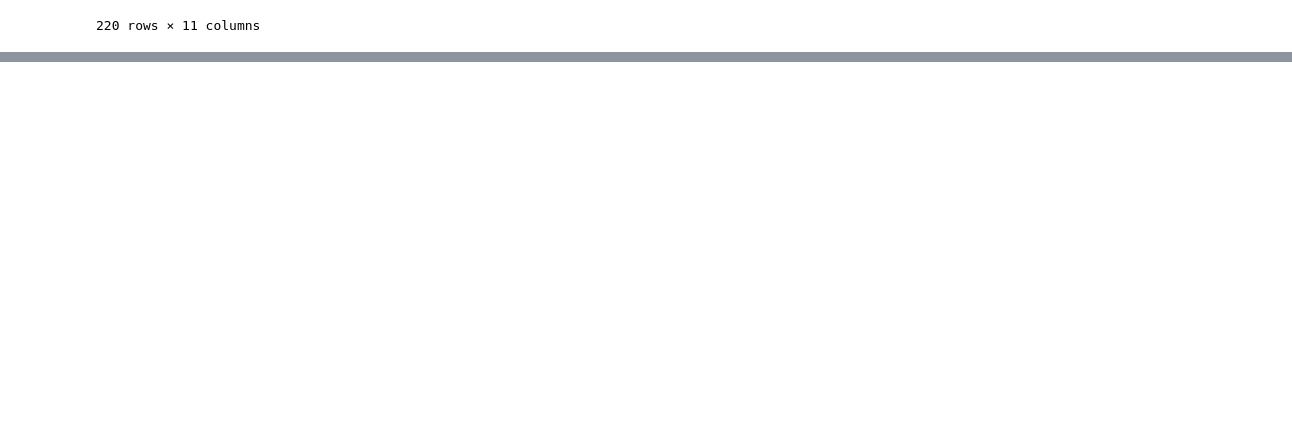
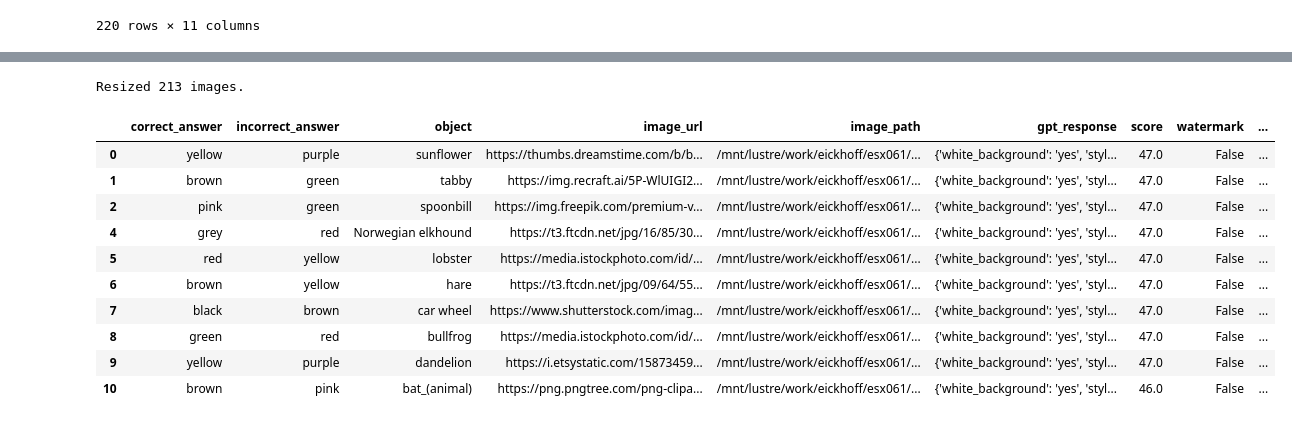
Before and after one commit to jonnemi/color-concept-entanglement, a Jupyter notebook: VLM_pipeline.ipynb, the cells around one changed output, grey strips where cells are left out. Drawn from its saved outputs; the diff is of its cells as text; code cells hidden in the pictures; blank space fills up the shorter version.

```diff
--- a/VLM_pipeline.ipynb
+++ b/VLM_pipeline.ipynb
@@ -459,8 +459,14 @@ display(df_GPT)
 220 rows × 11 columns
 # %%
 # Initialize GPTColorPriors
-priors_GPT = GPTColorPriors(model_name="gpt-4o", data_folder=DATA)
+model_name = "gpt-4o"
+priors_GPT = GPTColorPriors(model_name=model_name, data_folder=DATA)
 
 # Generate GPT color priors
-priors_df_GPT = priors_GPT.get_model_color_priors(df_GPT.head(10))
+#priors_df_GPT = priors_GPT.get_model_color_priors(df_GPT, save=True)
+
+# Load previously generated GPT priors
+priors_df_GPT = priors_GPT.load_model_priors()
+
+display(priors_df_GPT)
 # %% [output]
@@ -488,0 +509,10 @@ priors_df = priors_df.dropna(subset=["primary_color"])
+# %%
+print(f"Number of objects with valid model color priors: {len(priors_df_GPT['prior'].dropna())}")
+print(f"Number of objects where the original prior was changed to be valid: {priors_df_GPT['prior_changed'].sum()}")
+df_GPT["correct_answer"] = priors_df_GPT["prior"]
+
+df_GPT.dropna(subset=["correct_answer"], axis=0, inplace=True)
+
+#priors.analyze_differences(priors_df)
+display(priors_df_GPT)
+df_GPT["correct_answer"].value_counts()
@@ -488,0 +588,12 @@ priors_df = priors_df.dropna(subset=["primary_color"])
+# %%
+# Upadate df_GPT with resized images and masks
+df_GPT = resize_all_images_and_masks(
+    df_GPT,
+    img_out_folder=RESIZED_IMGS,
+    mask_out_folder=RESIZED_MASKS,
+    target_size=512,              # or 256, 384, 1024
+    mask_column="cv_mask_path",
+    img_column="image_path"
+)
+# %% [output]
+Resized 213 images.
@@ -488,0 +618,15 @@ priors_df = priors_df.dropna(subset=["primary_color"])
+# %%
+df_GPT = df_GPT.head(10)
+display(df_GPT)
+# %% [output]
+|  | correct_answer | incorrect_answer | object | image_url | image_path | gpt_response | score | watermark | ... |
+| 0 | yellow | purple | sunflower | https://thumbs.dreamstime.com/b/b... | /mnt/lustre/work/eickhoff/esx061/... | {'white_background': 'yes', 'styl... | 47.0 | False | ... |
+| 1 | brown | green | tabby | https://img.recraft.ai/5P-WlUIGI2... | /mnt/lustre/work/eickhoff/esx061/... | {'white_background': 'yes', 'styl... | 47.0 | False | ... |
+| 2 | pink | green | spoonbill | https://img.freepik.com/premium-v... | /mnt/lustre/work/eickhoff/esx061/... | {'white_background': 'yes', 'styl... | 47.0 | False | ... |
+| 4 | grey | red | Norwegian elkhound | https://t3.ftcdn.net/jpg/16/85/30... | /mnt/lustre/work/eickhoff/esx061/... | {'white_background': 'yes', 'styl... | 47.0 | False | ... |
+| 5 | red | yellow | lobster | https://media.istockphoto.com/id/... | /mnt/lustre/work/eickhoff/esx061/... | {'white_background': 'yes', 'styl... | 47.0 | False | ... |
+| 6 | brown | yellow | hare | https://t3.ftcdn.net/jpg/09/64/55... | /mnt/lustre/work/eickhoff/esx061/... | {'white_background': 'yes', 'styl... | 47.0 | False | ... |
+| 7 | black | brown | car wheel | https://www.shutterstock.com/imag... | /mnt/lustre/work/eickhoff/esx061/... | {'white_background': 'yes', 'styl... | 47.0 | False | ... |
+| 8 | green | red | bullfrog | https://media.istockphoto.com/id/... | /mnt/lustre/work/eickhoff/esx061/... | {'white_background': 'yes', 'styl... | 47.0 | False | ... |
+| 9 | yellow | purple | dandelion | https://i.etsystatic.com/15873459... | /mnt/lustre/work/eickhoff/esx061/... | {'white_background': 'yes', 'styl... | 47.0 | False | ... |
+| 10 | brown | pink | bat_(animal) | https://png.pngtree.com/png-clipa... | /mnt/lustre/work/eickhoff/esx061/... | {'white_background': 'yes', 'styl... | 46.0 | False | ... |
```
Also changed, not shown: parts of 11 cells of this notebook, 1 other file.
